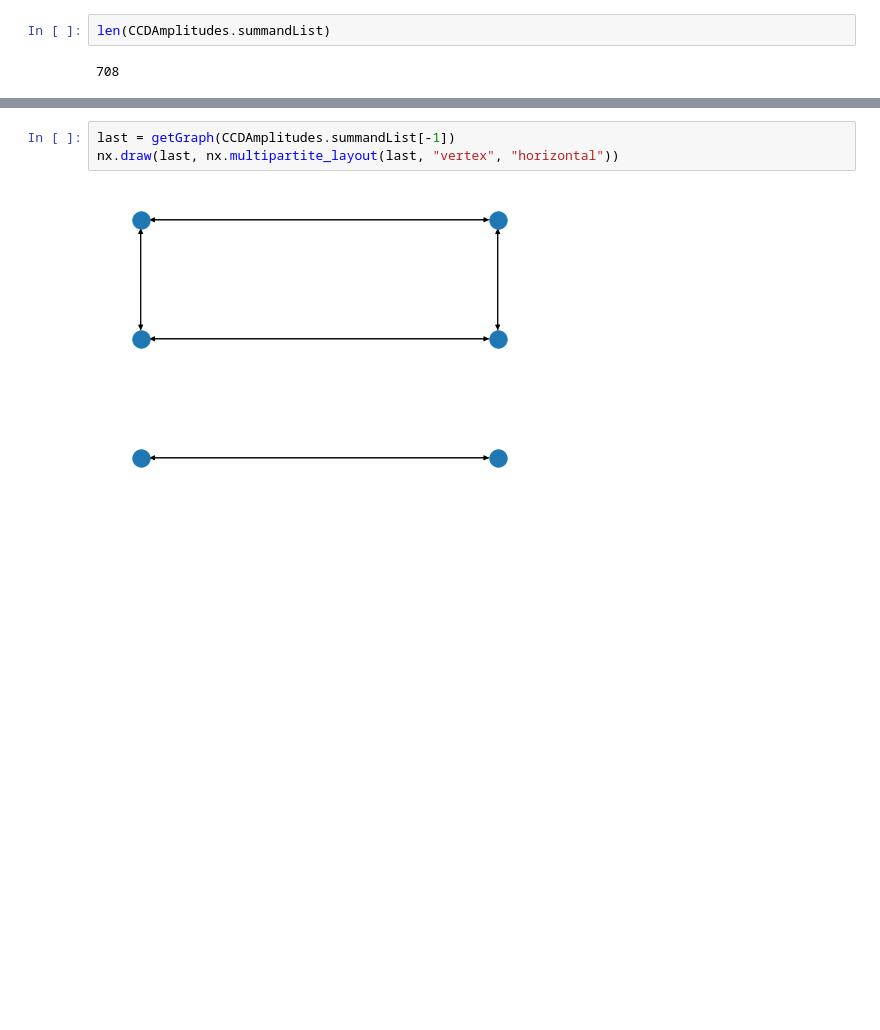
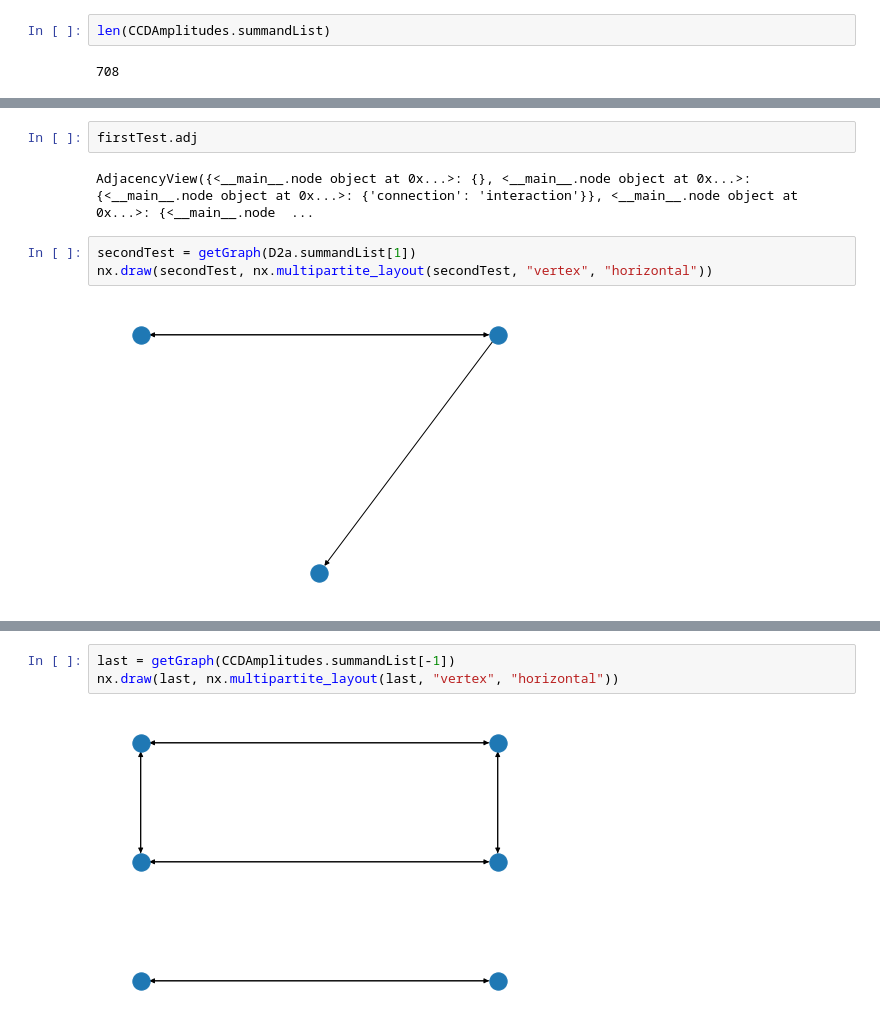
Before and after one commit to AGunasekera/DPhil, a Jupyter notebook: COSCC/isomorphicTerms.ipynb, the cells around one changed output, grey strips where cells are left out. Drawn from its saved outputs; the diff is of its cells as text; blank space fills up the shorter version.

```diff
--- a/COSCC/isomorphicTerms.ipynb
+++ b/COSCC/isomorphicTerms.ipynb
@@ -222,0 +294,9 @@ print(collectEquation(CCDAmplitudes))
+# %%
+firstTest.adj
+# %% [output]
+AdjacencyView({<__main__.node object at 0x...>: {}, <__main__.node object at 0x...>: {<__main__.node object at 0x...>: {'connection': 'interaction'}}, <__main__.node object at 0x...>: {<__main__.node  ...
+# %%
+secondTest = getGraph(D2a.summandList[1])
+nx.draw(secondTest, nx.multipartite_layout(secondTest, "vertex", "horizontal"))
+# %% [output]
+[figure, added]
```
Also changed, not shown: parts of 205 cells of this notebook, 8 other files.
